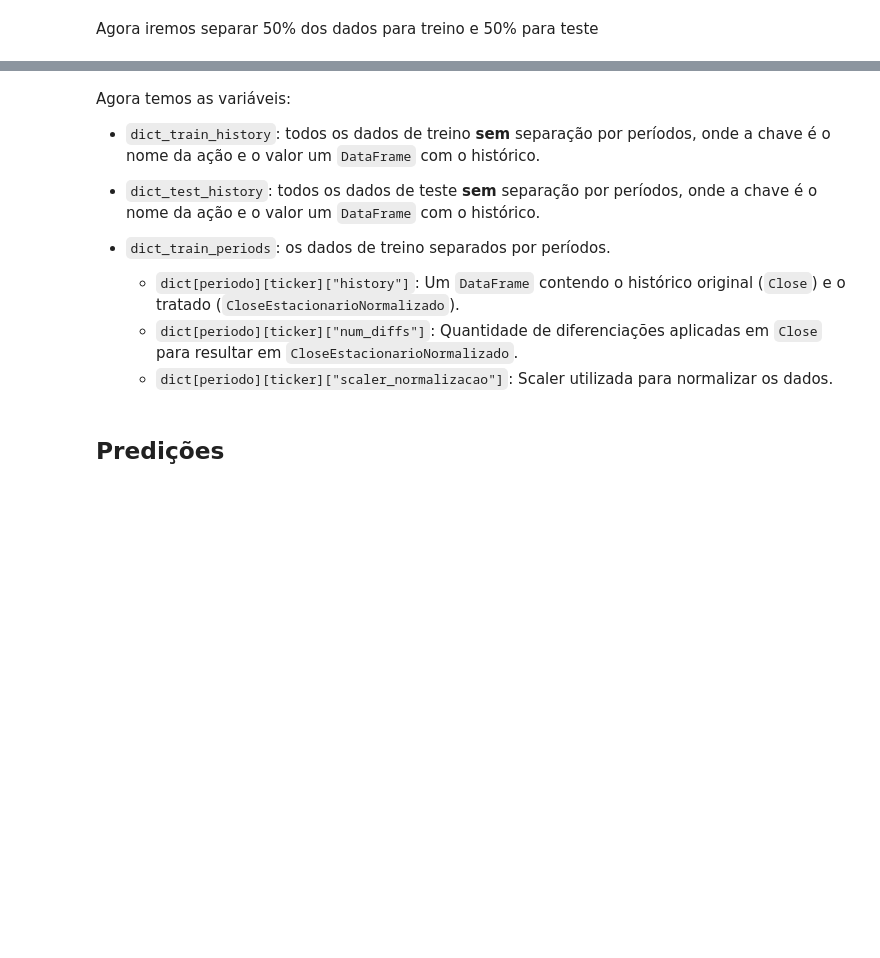
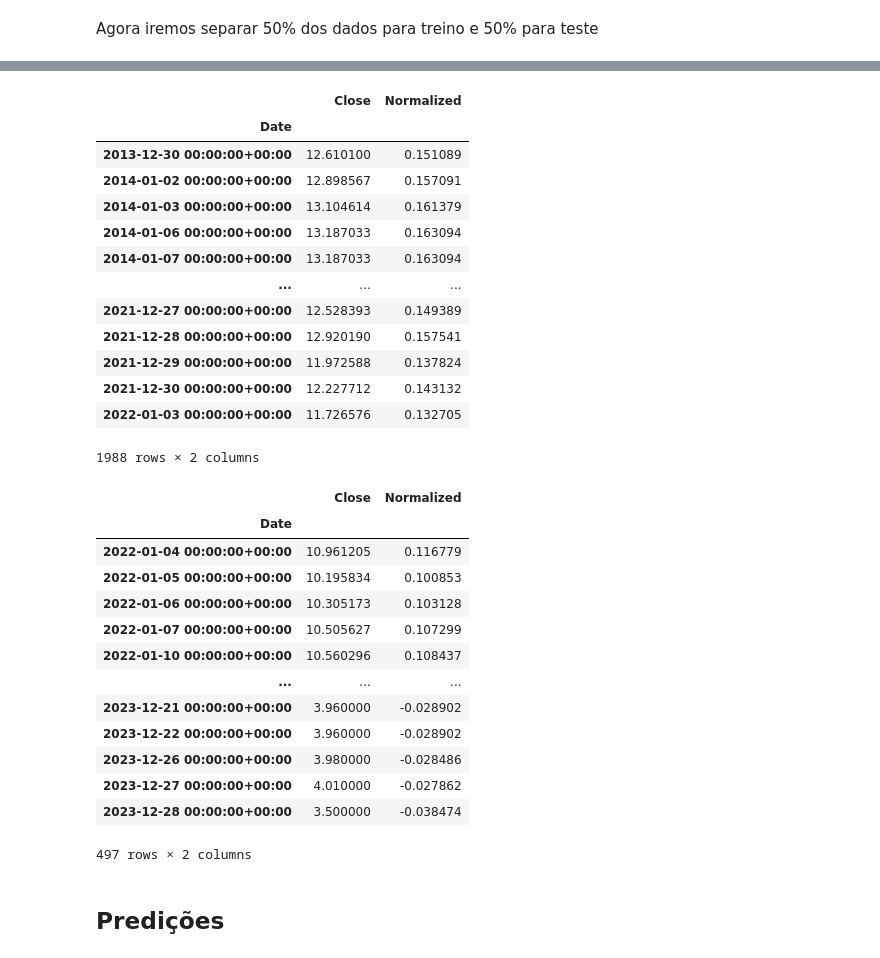
Before and after one commit to KayoRBC/TCC, a Jupyter notebook: notebook.ipynb, the cells around one changed output, grey strips where cells are left out. Cells and saved outputs as stored; diff of their text form; code cells hidden in the pictures; blank space fills up the shorter version.

````diff
--- a/notebook.ipynb
+++ b/notebook.ipynb
@@ -588,13 +269,47 @@ ScalerNormalizacao: (Min: [-3.09070969] - Max: [2.91762924])
-# %% [markdown]
-Agora temos as variáveis:
-* ```dict_train_history```: todos os dados de treino **sem** separação por períodos, onde a chave é o nome da ação e o valor um ```DataFrame``` com o histórico.
-
-* ```dict_test_history```: todos os dados de teste **sem** separação por períodos, onde a chave é o nome da ação e o valor um ```DataFrame``` com o histórico.
-
-* ```dict_train_periods```: os dados de treino separados por períodos.
-    * ```dict[periodo][ticker]["history"]```: Um ```DataFrame``` contendo o histórico original (```Close```) e o tratado (```CloseEstacionarioNormalizado```).
-    * ```dict[periodo][ticker]["num_diffs"]```: Quantidade de diferenciações aplicadas em ```Close``` para resultar em ```CloseEstacionarioNormalizado```.
-    * ```dict[periodo][ticker]["scaler_normalizacao"]```: Scaler utilizada para normalizar os dados.
+# %%
+def normalize_series(series):
+    scaler = MinMaxScaler()
+    normalized_series = scaler.fit_transform(series.reshape(-1, 1))
+    return normalized_series.flatten(), scaler
+
+for ticker, train_history in dict_train_history.items():
+    normalized_series, train_scaler = normalize_series(train_history["Close"].values)
+    train_history["Normalized"] = normalized_series
+    test_history = dict_test_history[ticker]
+    test_history["Normalized"] = train_scaler.transform(test_history["Close"].values.reshape(-1, 1))
+
+display(get_first(dict_train_history))
+display(get_first(dict_test_history))
+    # display(get_first(dict_test_history))
+# %% [output]
+|  | Close | Normalized |
+| Date |  |  |
+| 2013-12-30 00:00:00+00:00 | 12.610100 | 0.151089 |
+| 2014-01-02 00:00:00+00:00 | 12.898567 | 0.157091 |
+| 2014-01-03 00:00:00+00:00 | 13.104614 | 0.161379 |
+| 2014-01-06 00:00:00+00:00 | 13.187033 | 0.163094 |
+| 2014-01-07 00:00:00+00:00 | 13.187033 | 0.163094 |
+| ... | ... | ... |
+| 2021-12-27 00:00:00+00:00 | 12.528393 | 0.149389 |
+| 2021-12-28 00:00:00+00:00 | 12.920190 | 0.157541 |
+| 2021-12-29 00:00:00+00:00 | 11.972588 | 0.137824 |
+| 2021-12-30 00:00:00+00:00 | 12.227712 | 0.143132 |
+| 2022-01-03 00:00:00+00:00 | 11.726576 | 0.132705 |
+1988 rows × 2 columns
+|  | Close | Normalized |
+| Date |  |  |
+| 2022-01-04 00:00:00+00:00 | 10.961205 | 0.116779 |
+| 2022-01-05 00:00:00+00:00 | 10.195834 | 0.100853 |
+| 2022-01-06 00:00:00+00:00 | 10.305173 | 0.103128 |
+| 2022-01-07 00:00:00+00:00 | 10.505627 | 0.107299 |
+| 2022-01-10 00:00:00+00:00 | 10.560296 | 0.108437 |
+| ... | ... | ... |
+| 2023-12-21 00:00:00+00:00 | 3.960000 | -0.028902 |
+| 2023-12-22 00:00:00+00:00 | 3.960000 | -0.028902 |
+| 2023-12-26 00:00:00+00:00 | 3.980000 | -0.028486 |
+| 2023-12-27 00:00:00+00:00 | 4.010000 | -0.027862 |
+| 2023-12-28 00:00:00+00:00 | 3.500000 | -0.038474 |
+497 rows × 2 columns
 # %% [markdown]
 ## Predições
 # %% [markdown]
````
Also changed, not shown: parts of 33 cells of this notebook, 3 other files.
